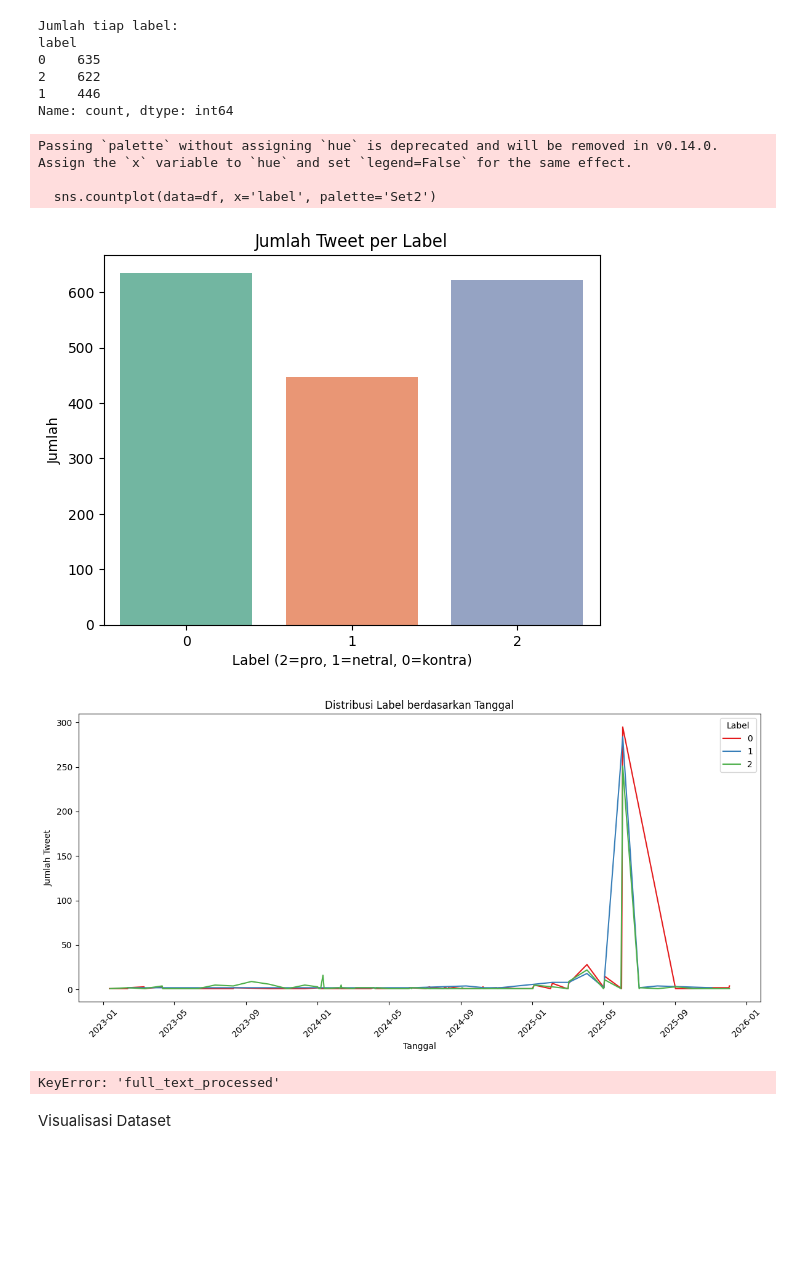
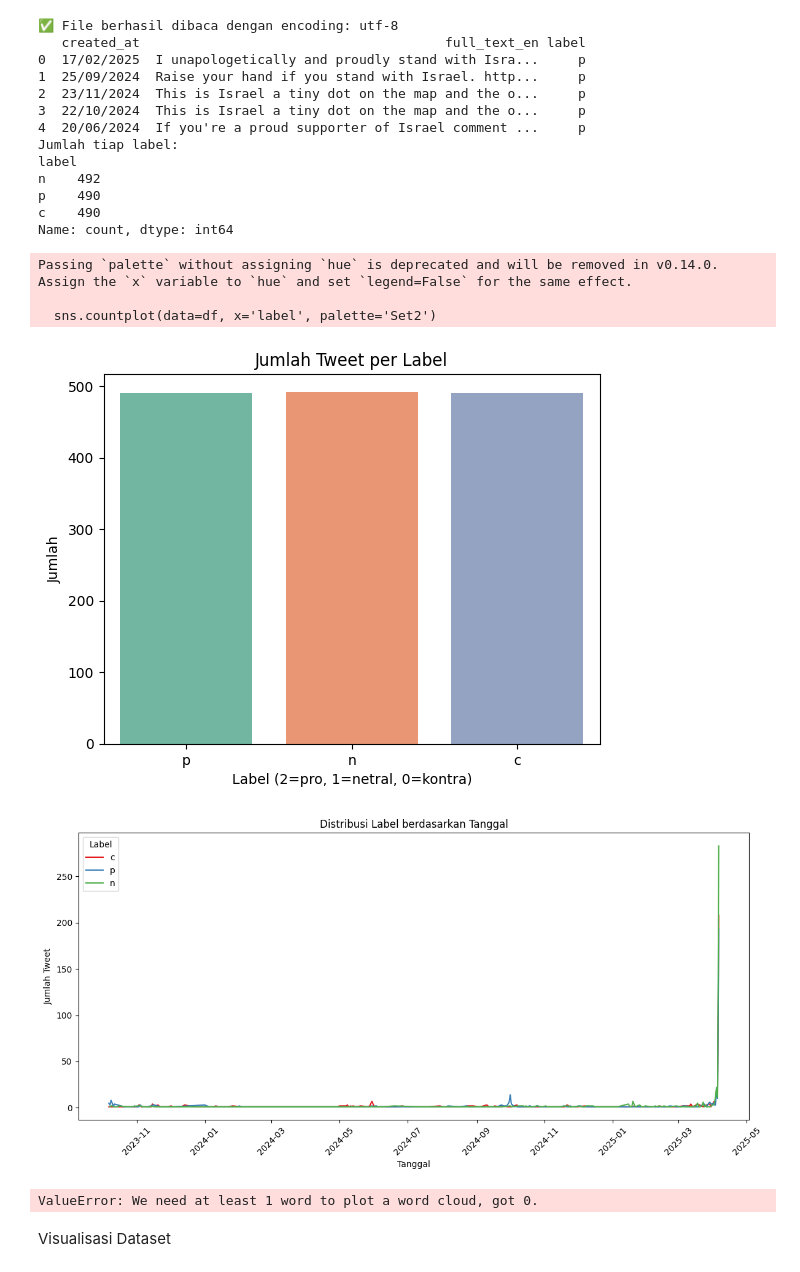
Before and after one commit to waftsa/skripsi, a Jupyter notebook: Program/TRAINING/visualisasiSentimen.ipynb, the cells around one changed output. Cells and saved outputs as stored; diff of their text form; code cells hidden in the pictures; blank space fills up the shorter version.

```diff
--- a/Program/TRAINING/visualisasiSentimen.ipynb
+++ b/Program/TRAINING/visualisasiSentimen.ipynb
@@ -10,8 +10,20 @@ from collections import Counter
 %matplotlib inline
 
 # 2. Load Data
-file_path = "DATA/TRAINING DATASET/Revisi tentiment netral/final_preprocessed_dataset_revisi.csv"
-df = pd.read_csv(file_path, delimiter=";")
+file_path = "../DATA/DATA PRE_PROCESS/labeling_data_final.csv"
+encodings_to_try = ['utf-8', 'utf-8-sig', 'latin1', 'ISO-8859-1', 'cp1252']
+
+for enc in encodings_to_try:
+    try:
+        df = pd.read_csv(file_path, delimiter=';', encoding=enc)
+        print(f"✅ File berhasil dibaca dengan encoding: {enc}")
+        break
+    except UnicodeDecodeError:
+        print(f"⚠️ Gagal dengan encoding: {enc}")
+else:
+    raise ValueError("❌ Tidak ada encoding yang cocok. Coba periksa file CSV-nya secara manual.")
+
+print(df.head())
 
 # Pastikan kolom 'created_at' sudah dalam format tanggal
 df['created_at'] = pd.to_datetime(df['created_at'], errors='coerce')
@@ -43,40 +55,47 @@ plt.tight_layout()
 plt.show()
 
 # 5. Wordcloud untuk setiap label
 labels = [0, 1, 2]
 label_map = {0: 'KONTRA', 1: 'NETRAL', 2: 'PRO'}
 
 for l in labels:
-    text = ' '.join(df[df['label'] == l]['full_text_processed'].dropna().astype(str))
+    text = ' '.join(df[df['label'] == l]['full_text_en'].dropna().astype(str))
     wc = WordCloud(width=800, height=400, background_color='white').generate(text)
     plt.figure(figsize=(10,5))
     plt.imshow(wc, interpolation='bilinear')
     plt.axis('off')
     plt.title(f'Wordcloud - Label {label_map[l]}')
     plt.show()
 
 # 6. Tabel kata terbanyak per label
 def get_top_words(texts, n=10):
     words = ' '.join(texts.dropna().astype(str)).split()
     return Counter(words).most_common(n)
 
 for l in labels:
     print(f"\n🔹 Kata terbanyak di label '{label_map[l]}':")
-    top_words = get_top_words(df[df['label'] == l]['full_text_processed'])
+    top_words = get_top_words(df[df['label'] == l]['full_text_en'])
     for word, freq in top_words:
         print(f"{word:<15} {freq}")
 # %% [output]
+✅ File berhasil dibaca dengan encoding: utf-8
+   created_at                                       full_text_en label
+0  17/02/2025  I unapologetically and proudly stand with Isra...     p
+1  25/09/2024  Raise your hand if you stand with Israel. http...     p
+2  23/11/2024  This is Israel a tiny dot on the map and the o...     p
+3  22/10/2024  This is Israel a tiny dot on the map and the o...     p
+4  20/06/2024  If you're a proud supporter of Israel comment ...     p
 Jumlah tiap label:
 label
-0    635
-2    622
-1    446
+n    492
+p    490
+c    490
 Name: count, dtype: int64
 Passing `palette` without assigning `hue` is deprecated and will be removed in v0.14.0. Assign the `x` variable to `hue` and set `legend=False` for the same effect.
 
   sns.countplot(data=df, x='label', palette='Set2')
-[figure, old version]
+[figure, new version]
-[figure, old version]
+[figure, new version]
-KeyError: 'full_text_processed'
+ValueError: We need at least 1 word to plot a word cloud, got 0.
 # %% [markdown]
 Visualisasi Dataset
```
Also changed, not shown: 5 other files.
